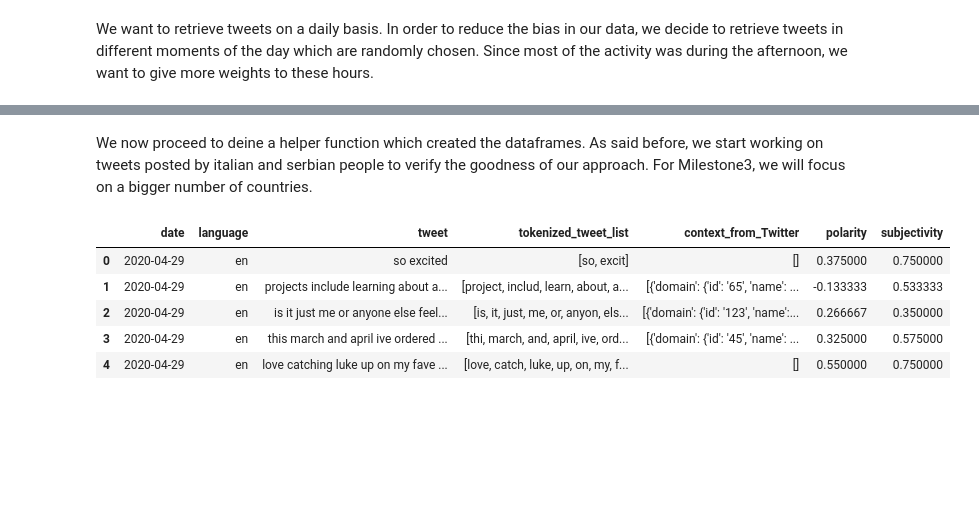
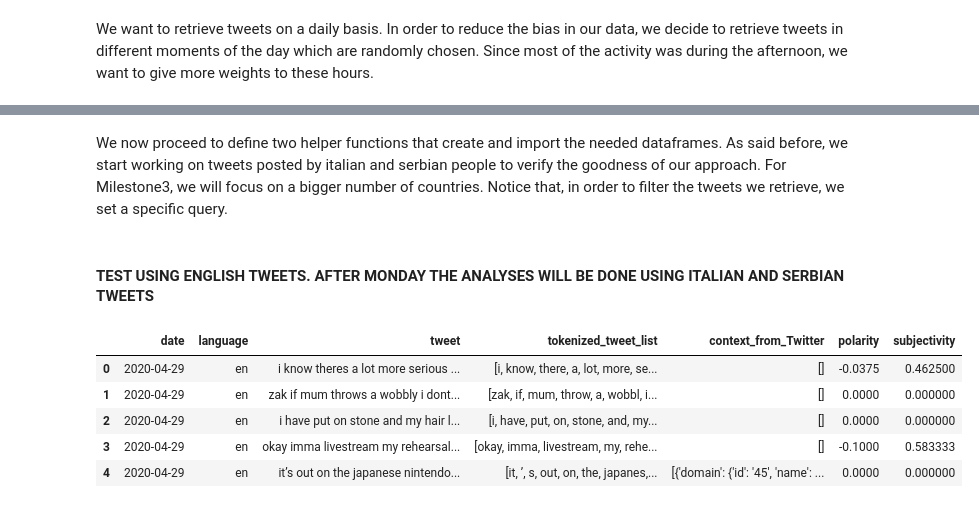
Before and after one commit to RiccardoBrioschi/The-pandemic-through-the-eyes-of-Internet, a Jupyter notebook: Corona_project_analysis.ipynb, the cells around one changed output, grey strips where cells are left out. Cells and saved outputs as stored; diff of their text form; code cells hidden in the pictures; blank space fills up the shorter version.

```diff
--- a/Corona_project_analysis.ipynb
+++ b/Corona_project_analysis.ipynb
@@ -74,5 +115,6 @@ weights[-5:] = weights[-5:]*2
 # %% [markdown]
-We now proceed to deine a helper function which created the dataframes. As said before, we start working on tweets posted by italian and serbian people to verify the goodness of our approach. For Milestone3, we will focus on a bigger number of countries.
+We now proceed to define two helper functions that create and import the needed dataframes. As said before, we start working on tweets posted by italian and serbian people to verify the goodness of our approach. For Milestone3, we will focus on a bigger number of countries.
+Notice that, in order to filter the tweets we retrieve, we set a specific query.
 # %%
 def create_dataframe(name_country,language,period_of_interest,time_window = hours, prob = weights, skip_day = 1):
 
@@ -89,7 +131,7 @@ def create_dataframe(name_country,language,period_of_interest,time_window = hour
     bearer_token_balsa = "AAAAAAAAAAAAAAAAAAAAAPXlYgEAAAAAmHO9bfJYAPCZSDa8%2BHELxeAfwgQ%3D91B98esE93293wEGbjH4JsUMe7R3wDok1ZCGNGLLvvQXzNcyBE"
     client = tweepy.Client(bearer_token=bearer_token_balsa, wait_on_rate_limit=True)
 
-    for idx in range(0,len(period_of_interest), skip_day):
+    for idx in range(0,len(period_of_interest[name_country]), skip_day):
         # We randomly choose the time of the day to retrieve tweets
         random_hour = np.random.choice(hours,p = weights)
         date = period_of_interest[name_country][idx]
@@ -107,16 +149,17 @@ def create_dataframe(name_country,language,period_of_interest,time_window = hour
 
         # We perform basic preprocessing operations on the text (translation and removal of punctuations)
         for tweet in tweets.data:
-            # WE NEED TO TRANSLATE
+            if language != 'en':
+                text = translator.translate(tweet.text)
+            else:
+                text = tweet.text
             # We remove punctuation
-            text = ("".join([ch for ch in tweet.text if ch not in string.punctuation])).lower()
+            text = ("".join([ch for ch in text if ch not in string.punctuation])).lower()
             # We remove numbers
             text = re.sub("\d+", "",text).strip()
             # We compute sentiment analysis on the given text
             text_sentiment = TextBlob(text).sentiment
             text_polarity, text_subjectivity = text_sentiment.polarity, text_sentiment.subjectivity
-            # We infer the discussed topic using Empath()
-            # discussed_topic = lexicon.analyze(text, categories = topics, normalize = True)
             # We tokenize the tweet to make the work easier
             tokenized_stemmed_version = nltk.word_tokenize(text)
             tokenized_stemmed_version = [stemmer.stem(word) for word in tokenized_stemmed_version]
@@ -146,13 +180,15 @@ topics = categories = ["money","family","health","nervousness","government",
+# %% [markdown]
+#### TEST USING ENGLISH TWEETS. AFTER MONDAY THE ANALYSES WILL BE DONE USING ITALIAN AND SERBIAN TWEETS
 # %%
 periodo = {}
-periodo['GB'] = period_per_countries['GB'][150:151]
+periodo['GB'] = period_per_countries['GB'][150:152]
 create_dataframe('GB','en',periodo)
 df = get_dataframe('GB')
 df.head()
 # %% [output]
 |  | date | language | tweet | tokenized_tweet_list | context_from_Twitter | polarity | subjectivity |
-| 0 | 2020-04-29 | en | so excited | [so, excit] | [] | 0.375000 | 0.750000 |
-| 1 | 2020-04-29 | en | projects include learning about a... | [project, includ, learn, about, a... | [{'domain': {'id': '65', 'name': ... | -0.133333 | 0.533333 |
-| 2 | 2020-04-29 | en | is it just me or anyone else feel... | [is, it, just, me, or, anyon, els... | [{'domain': {'id': '123', 'name':... | 0.266667 | 0.350000 |
-| 3 | 2020-04-29 | en | this march and april ive ordered ... | [thi, march, and, april, ive, ord... | [{'domain': {'id': '45', 'name': ... | 0.325000 | 0.575000 |
-| 4 | 2020-04-29 | en | love catching luke up on my fave ... | [love, catch, luke, up, on, my, f... | [] | 0.550000 | 0.750000 |
+| 0 | 2020-04-29 | en | i know theres a lot more serious ... | [i, know, there, a, lot, more, se... | [] | -0.0375 | 0.462500 |
+| 1 | 2020-04-29 | en | zak if mum throws a wobbly i dont... | [zak, if, mum, throw, a, wobbl, i... | [] | 0.0000 | 0.000000 |
+| 2 | 2020-04-29 | en | i have put on stone and my hair l... | [i, have, put, on, stone, and, my... | [] | 0.0000 | 0.000000 |
+| 3 | 2020-04-29 | en | okay imma livestream my rehearsal... | [okay, imma, livestream, my, rehe... | [] | -0.1000 | 0.583333 |
+| 4 | 2020-04-29 | en | it’s out on the japanese nintendo... | [it, ’, s, out, on, the, japanes,... | [{'domain': {'id': '45', 'name': ... | 0.0000 | 0.000000 |
```
Also changed, not shown: parts of 14 cells of this notebook.
